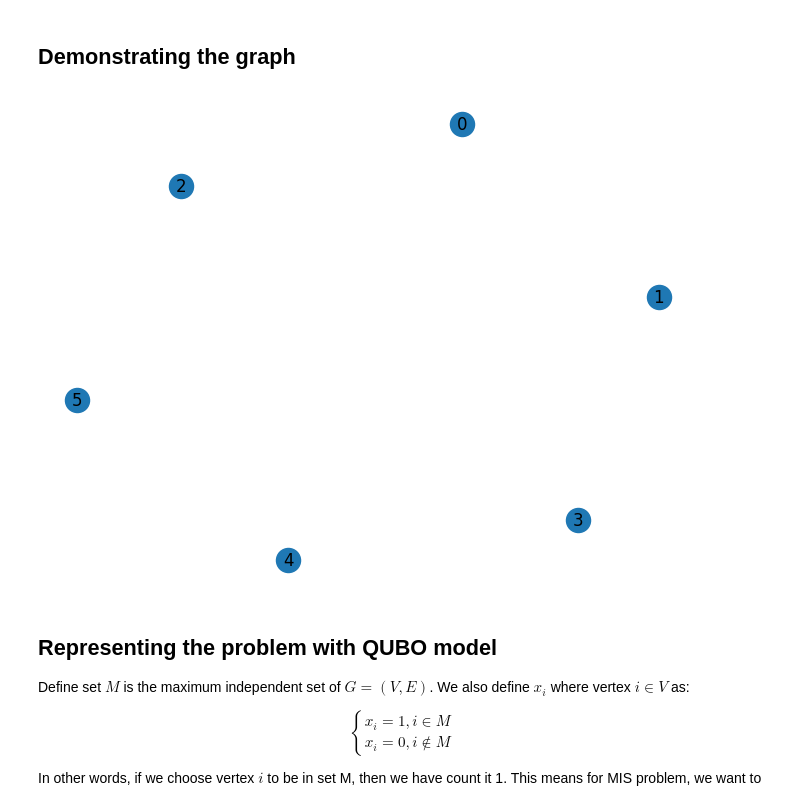
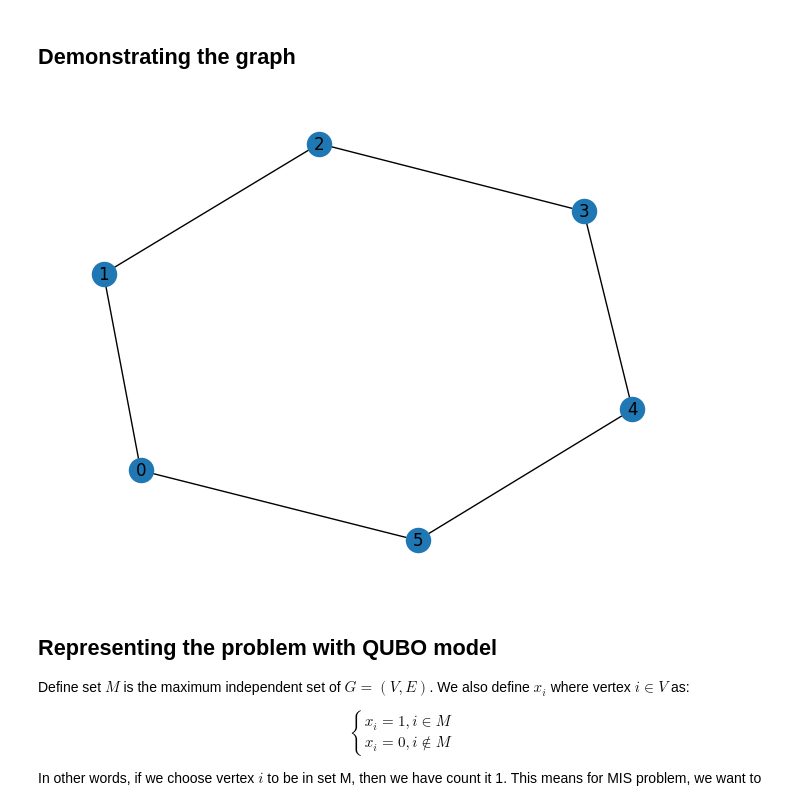
Before and after one commit to ttv04/QAOA-for-Maximum-Independent-Set, a Jupyter notebook: qaoamis/MIS.ipynb, the cells around one changed output. Cells and saved outputs as stored; diff of their text form; code cells hidden in the pictures.

```diff
--- a/qaoamis/MIS.ipynb
+++ b/qaoamis/MIS.ipynb
@@ -8,28 +8,32 @@ Given an undirected graph $G = (V, E)$ with $n$ vertices in $V$ and $m$ edges in
 # %%
 import numpy as np
 import rustworkx as rx
 from rustworkx.visualization import mpl_draw
 
 default_color = "#1f78b4"
 mark_color = "red"
 
 # n, m = map(int, input().split())
 # edges = [(x1 - 1, x2 - 1) for x1, x2 in (map(int, input().split()) for _ in range(m))]
 
 n = 6
-m = 0
 edges = [
-
+    (0, 1),
+    (1, 2),
+    (2, 3),
+    (3, 4),
+    (4, 5),
+    (5, 0),
 ]
 
 G = rx.PyGraph()
 G.add_nodes_from(range(n))
 for x1, x2 in edges:
     G.add_edge(x1, x2, None)
 
 mpl_draw(G, with_labels=True, label=list(range(n)))
 # %% [output]
-[figure, old version]
+[figure, new version]
 # %% [markdown]
 ## Representing the problem with QUBO model
 Define set $M$ is the maximum independent set of $G = (V, E)$. We also define $x_i$ where vertex $i \in V$ as:
```
Also changed, not shown: parts of 19 cells of this notebook, 4 other files.
